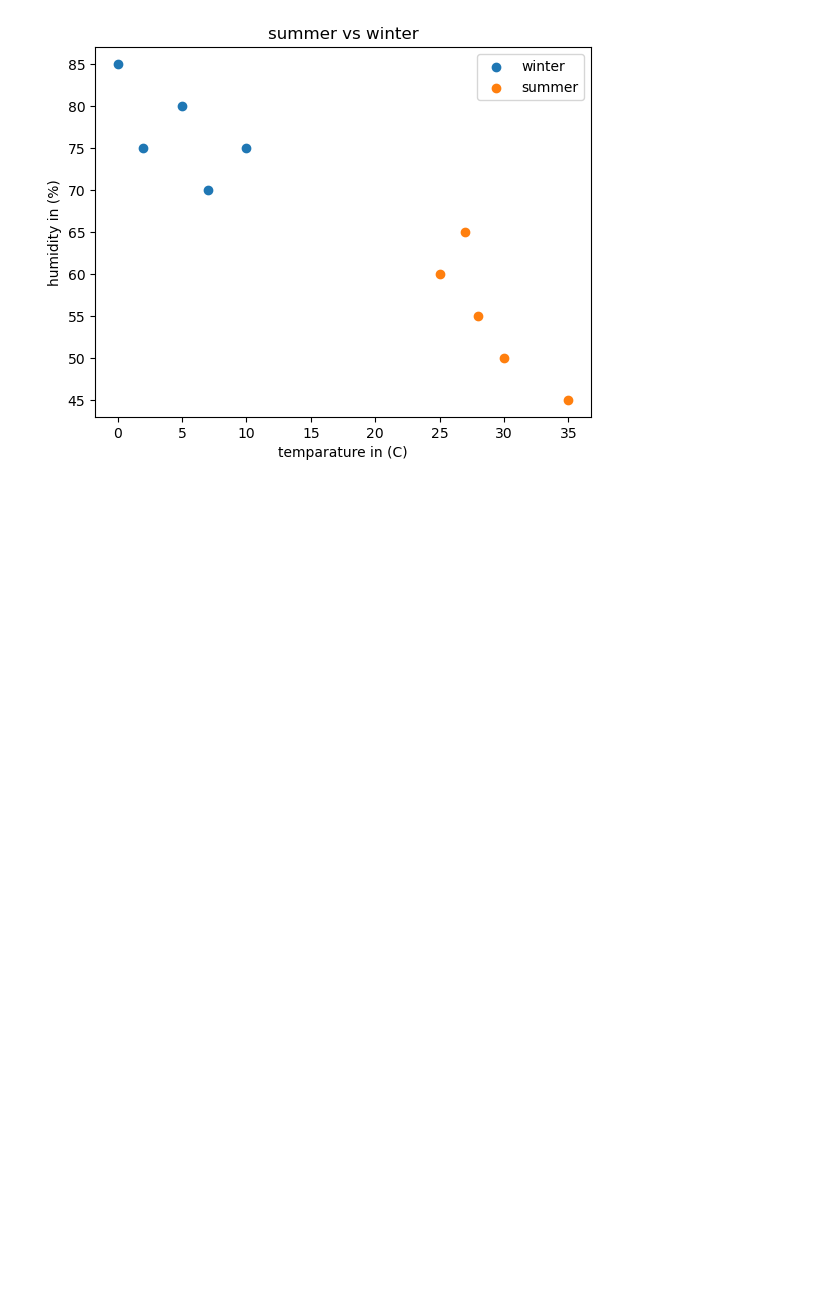
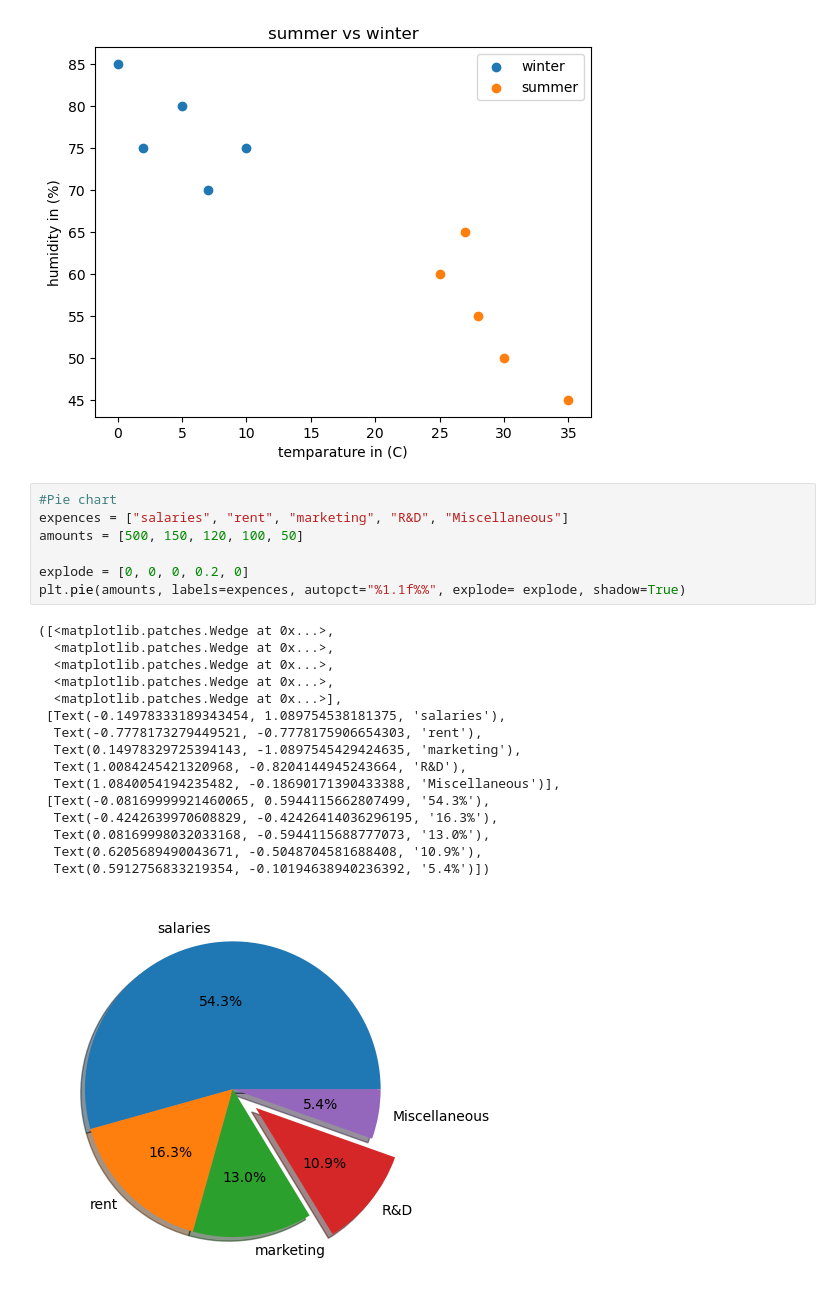
Before and after one commit to Sravankumarboini/AIML, a Jupyter notebook: DataVisualization/matplotlib.ipynb, the cells around one changed output. Saved outputs shown, nothing was run; the diff lists cells and outputs as text; blank space fills up the shorter version.

Commit message:
pie chart

```diff
--- a/DataVisualization/matplotlib.ipynb
+++ b/DataVisualization/matplotlib.ipynb
@@ -183,3 +183,27 @@ plt.legend()
 # %% [output]
 <matplotlib.legend.Legend at 0x...>
 [figure]
+# %%
+#Pie chart
+expences = ["salaries", "rent", "marketing", "R&D", "Miscellaneous"]
+amounts = [500, 150, 120, 100, 50]
+
+explode = [0, 0, 0, 0.2, 0]
+plt.pie(amounts, labels=expences, autopct="%1.1f%%", explode= explode, shadow=True)
+# %% [output]
+([<matplotlib.patches.Wedge at 0x...>,
+  <matplotlib.patches.Wedge at 0x...>,
+  <matplotlib.patches.Wedge at 0x...>,
+  <matplotlib.patches.Wedge at 0x...>,
+  <matplotlib.patches.Wedge at 0x...>],
+ [Text(-0.14978333189343454, 1.089754538181375, 'salaries'),
+  Text(-0.7778173279449521, -0.7778175906654303, 'rent'),
+  Text(0.14978329725394143, -1.0897545429424635, 'marketing'),
+  Text(1.0084245421320968, -0.8204144945243664, 'R&D'),
+  Text(1.0840054194235482, -0.18690171390433388, 'Miscellaneous')],
+ [Text(-0.08169999921460065, 0.5944115662807499, '54.3%'),
+  Text(-0.4242639970608829, -0.42426414036296195, '16.3%'),
+  Text(0.08169998032033168, -0.5944115688777073, '13.0%'),
+  Text(0.6205689490043671, -0.5048704581688408, '10.9%'),
+  Text(0.5912756833219354, -0.10194638940236392, '5.4%')])
+[figure, added]
```
